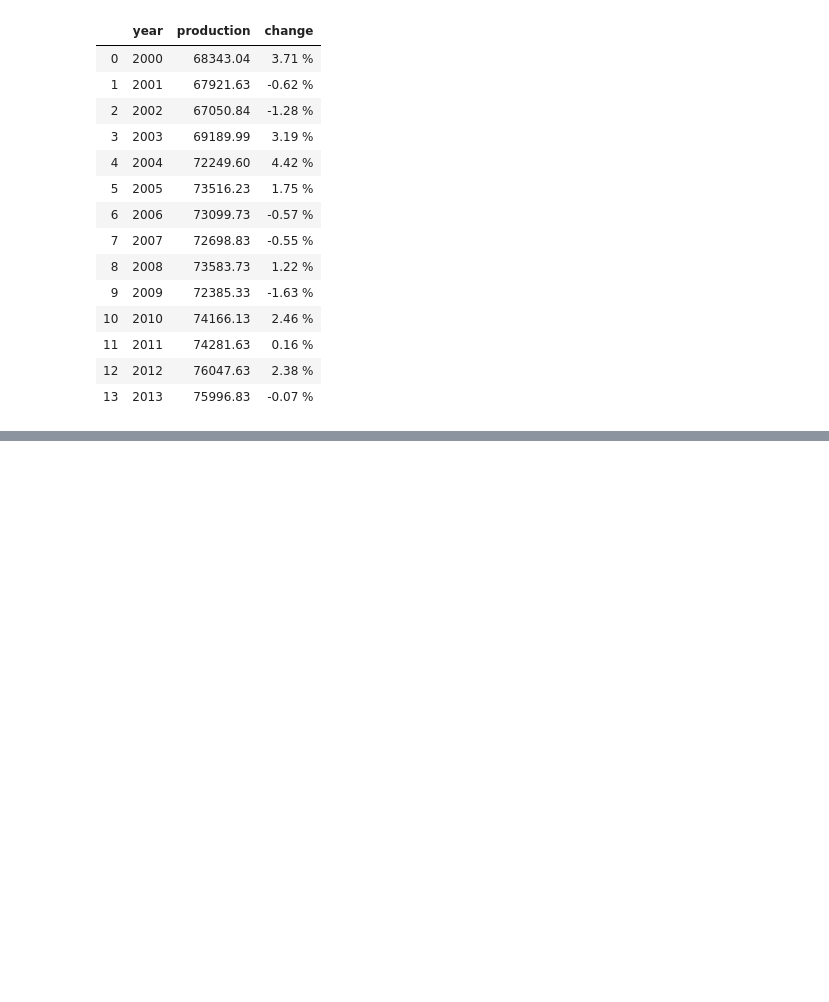
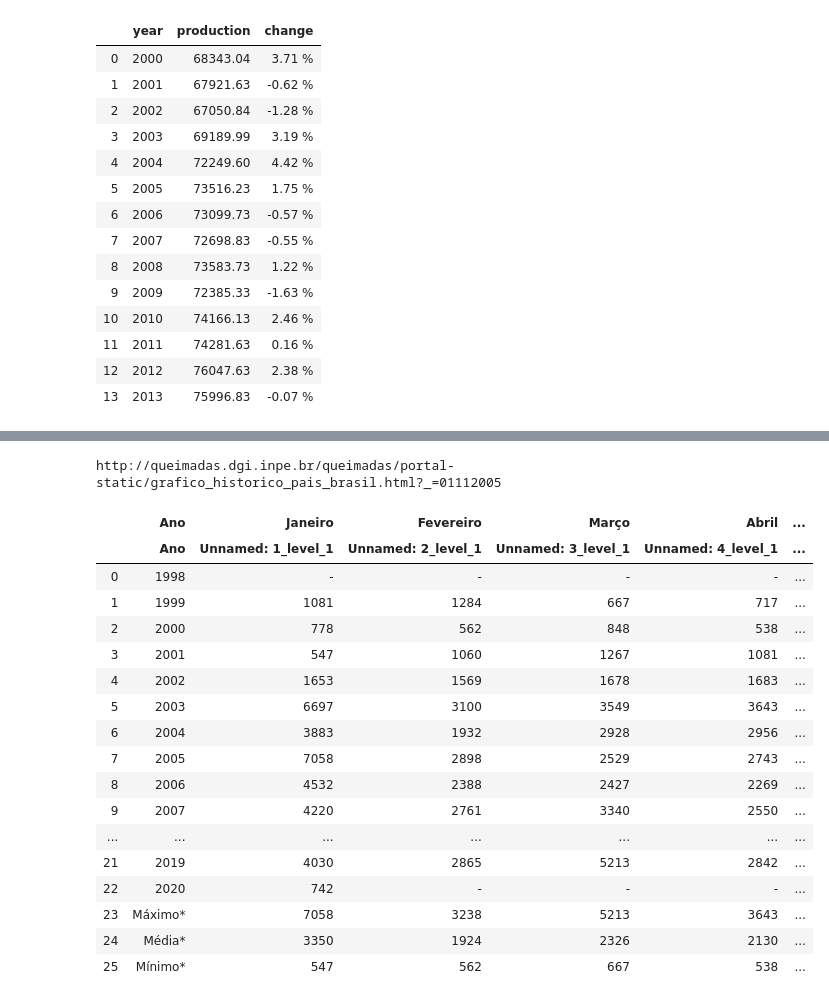
Before and after one commit to lourdesrm/ETL-project, a Jupyter notebook: Data_source/web-scraping.ipynb, the cells around one changed output, grey strips where cells are left out. Saved outputs shown, nothing was run; the diff lists cells and outputs as text; code cells hidden in the pictures; blank space fills up the shorter version.

Commit message:
scrap fire count in brazil

```diff
--- a/Data_source/web-scraping.ipynb
+++ b/Data_source/web-scraping.ipynb
@@ -197,3 +197,10 @@ print(soup.prettify())
   </div>
  </body>
 </html>
+# %%
+table_hunt =  browser.find_by_id('ifr_historico_paises')
+for table in table_hunt:
+    table._element.get_attribute('src')
+    print(table._element.get_attribute('src'))
+# %% [output]
+http://queimadas.dgi.inpe.br/queimadas/portal-static/grafico_historico_pais_brasil.html?_=01112005
@@ -199,0 +209,24 @@ print(soup.prettify())
+# %%
+table_scrapped = pd.read_html('http://queimadas.dgi.inpe.br/queimadas/portal-static/grafico_historico_pais_brasil.html?_=01112005')
+# %%
+table_br = table_scrapped[0]
+table_br
+# %% [output]
+|  | Ano | Janeiro | Fevereiro | Março | Abril | ... |
+|  | Ano | Unnamed: 1_level_1 | Unnamed: 2_level_1 | Unnamed: 3_level_1 | Unnamed: 4_level_1 | ... |
+| 0 | 1998 | - | - | - | - | ... |
+| 1 | 1999 | 1081 | 1284 | 667 | 717 | ... |
+| 2 | 2000 | 778 | 562 | 848 | 538 | ... |
+| 3 | 2001 | 547 | 1060 | 1267 | 1081 | ... |
+| 4 | 2002 | 1653 | 1569 | 1678 | 1683 | ... |
+| 5 | 2003 | 6697 | 3100 | 3549 | 3643 | ... |
+| 6 | 2004 | 3883 | 1932 | 2928 | 2956 | ... |
+| 7 | 2005 | 7058 | 2898 | 2529 | 2743 | ... |
+| 8 | 2006 | 4532 | 2388 | 2427 | 2269 | ... |
+| 9 | 2007 | 4220 | 2761 | 3340 | 2550 | ... |
+| ... | ... | ... | ... | ... | ... | ... |
+| 21 | 2019 | 4030 | 2865 | 5213 | 2842 | ... |
+| 22 | 2020 | 742 | - | - | - | ... |
+| 23 | Máximo* | 7058 | 3238 | 5213 | 3643 | ... |
+| 24 | Média* | 3350 | 1924 | 2326 | 2130 | ... |
+| 25 | Mínimo* | 547 | 562 | 667 | 538 | ... |
```
Also changed, not shown: parts of 4 cells of this notebook.
